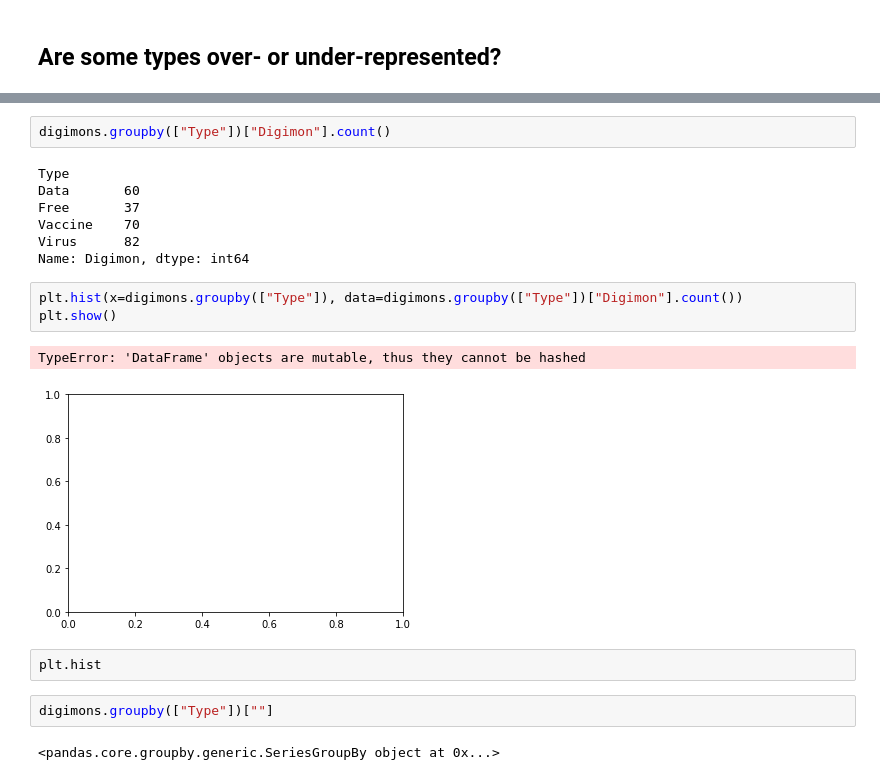
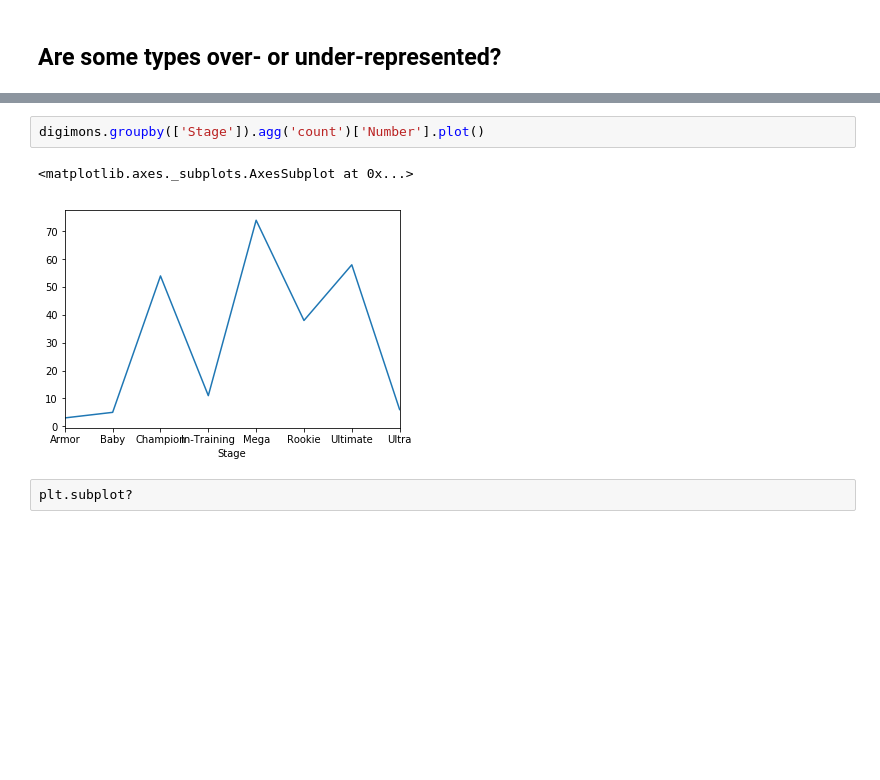
Before and after one commit to krazygaurav/Kaggle-Practice, a Jupyter notebook: Digimon.ipynb, the cells around one changed output, grey strips where cells are left out. Cells and saved outputs as stored; diff of their text form; blank space fills up the shorter version.

```diff
--- a/Digimon.ipynb
+++ b/Digimon.ipynb
@@ -176,21 +223,7 @@ plt.show()
 # %%
-digimons.groupby(["Type"])["Digimon"].count()
+digimons.groupby(['Stage']).agg('count')['Number'].plot()
 # %% [output]
-Type
-Data       60
-Free       37
-Vaccine    70
-Virus      82
-Name: Digimon, dtype: int64
+<matplotlib.axes._subplots.AxesSubplot at 0x...>
+[figure, added]
-# %%
-plt.hist(x=digimons.groupby(["Type"]), data=digimons.groupby(["Type"])["Digimon"].count())
-plt.show()
-# %% [output]
-TypeError: 'DataFrame' objects are mutable, thus they cannot be hashed
-[figure, removed]
 # %%
-plt.hist
+plt.subplot?
-# %%
-digimons.groupby(["Type"])[""]
-# %% [output]
-<pandas.core.groupby.generic.SeriesGroupBy object at 0x...>
```
Also changed, not shown: parts of 12 cells of this notebook.
